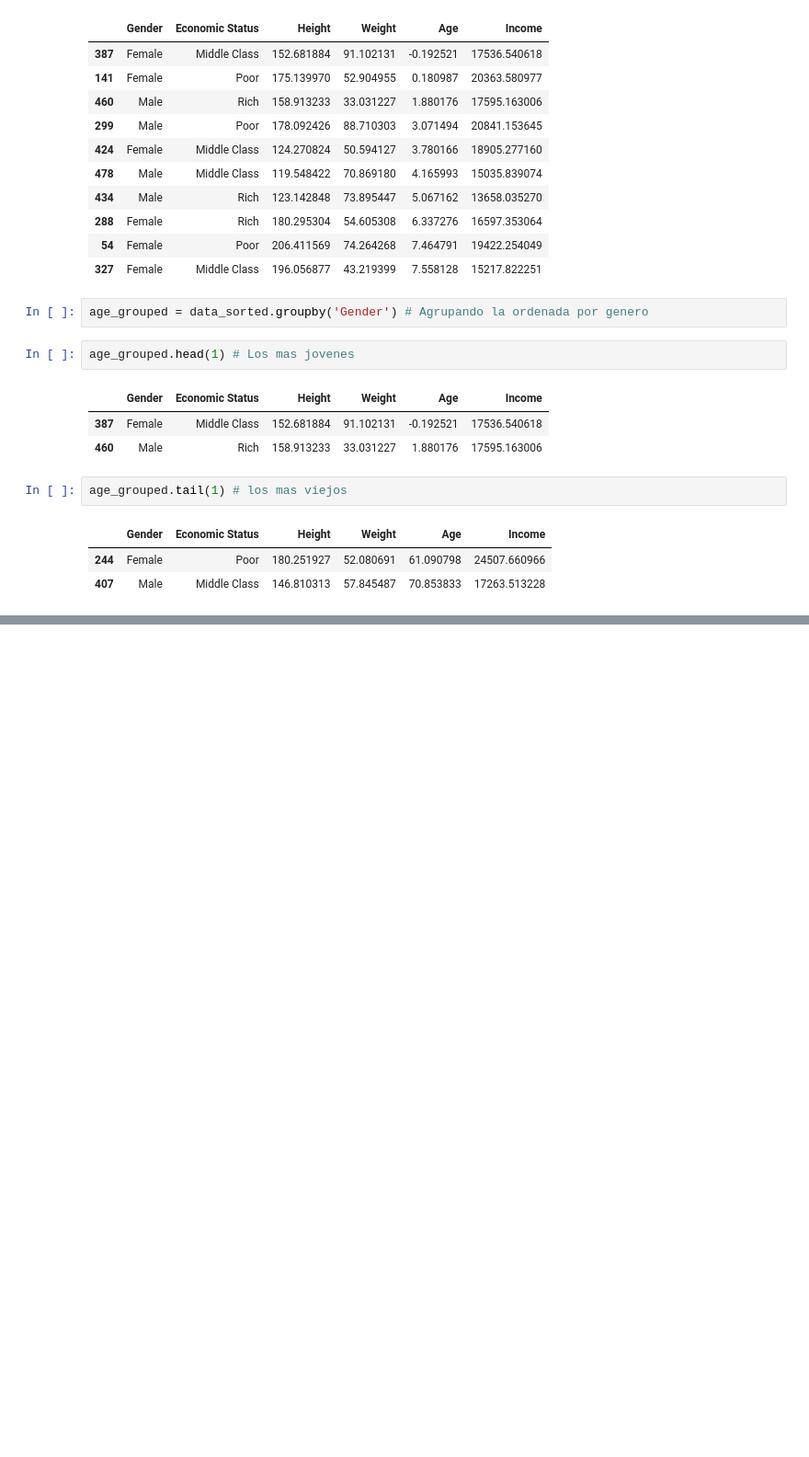
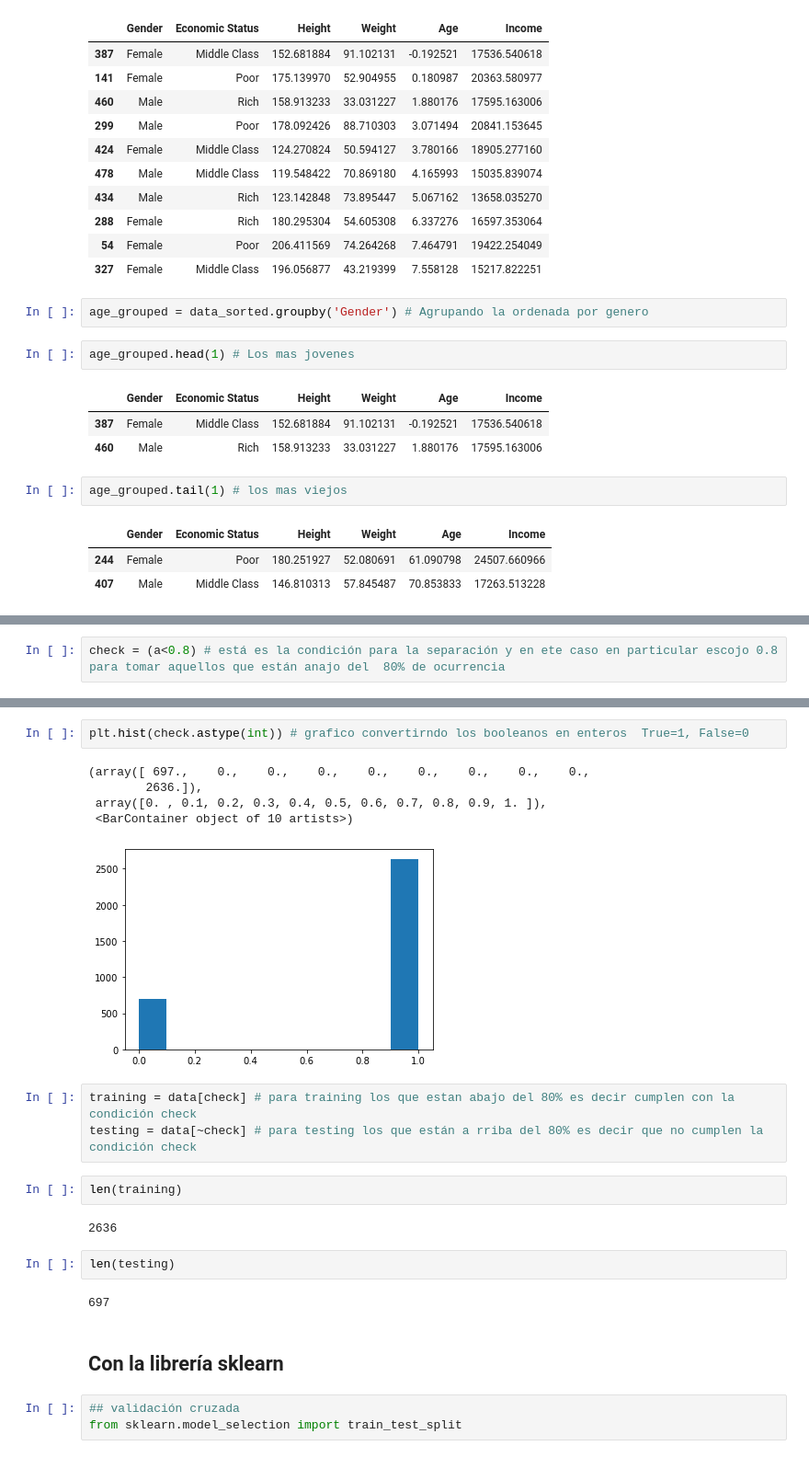
Before and after one commit to eligiuz/python_ml_course, a Jupyter notebook: NoteBooks_nuevos/T2 - 3- Data Cleaning _ Agrupación de datos.ipynb, the cells around one changed output, grey strips where cells are left out. Shown at 92% size. Saved outputs shown, nothing was run; the diff lists cells and outputs as text; blank space fills up the shorter version.

```diff
--- a/NoteBooks_nuevos/T2 - 3- Data Cleaning _ Agrupación de datos.ipynb
+++ b/NoteBooks_nuevos/T2 - 3- Data Cleaning _ Agrupación de datos.ipynb
@@ -376,0 +401,2 @@ age_grouped.tail(1) # los mas viejos
+# %%
+check = (a<0.8) # está es la condición para la separación y en ete caso en particular escojo 0.8 para tomar aquellos que están anajo del  80% de ocurrencia
@@ -376,0 +407,24 @@ age_grouped.tail(1) # los mas viejos
+# %%
+plt.hist(check.astype(int)) # grafico convertirndo los booleanos en enteros  True=1, False=0
+# %% [output]
+(array([ 697.,    0.,    0.,    0.,    0.,    0.,    0.,    0.,    0.,
+        2636.]),
+ array([0. , 0.1, 0.2, 0.3, 0.4, 0.5, 0.6, 0.7, 0.8, 0.9, 1. ]),
+ <BarContainer object of 10 artists>)
+[figure, added]
+# %%
+training = data[check] # para training los que estan abajo del 80% es decir cumplen con la condición check
+testing = data[~check] # para testing los que están a rriba del 80% es decir que no cumplen la condición check
+# %%
+len(training)
+# %% [output]
+2636
+# %%
+len(testing)
+# %% [output]
+697
+# %% [markdown]
+## Con la librería sklearn
+# %%
+## validación cruzada
+from sklearn.model_selection import train_test_split
```
Also changed, not shown: parts of 21 cells of this notebook, 1 other file.
